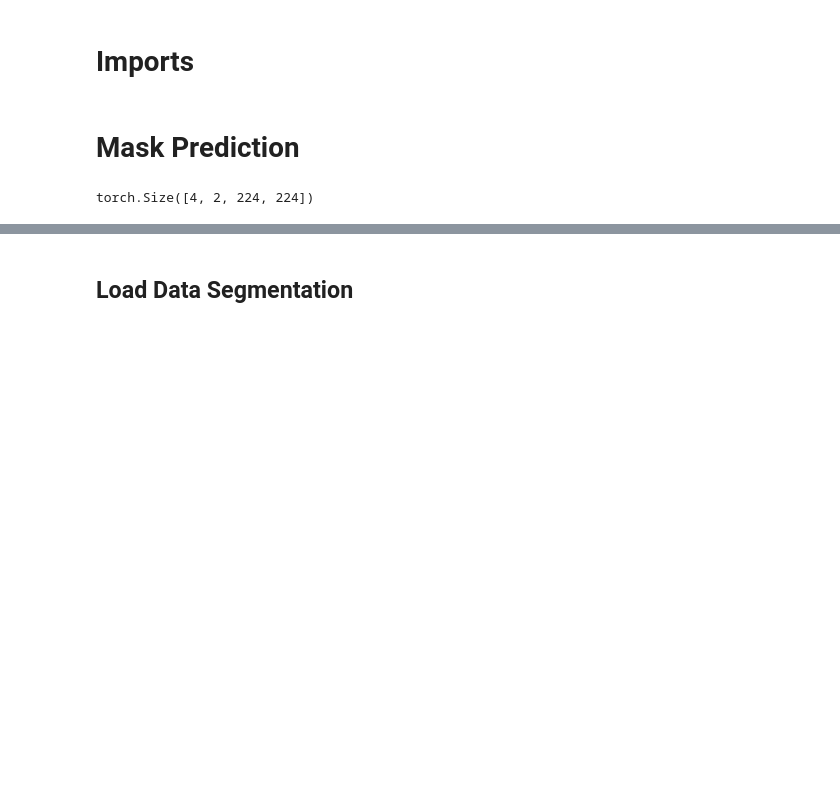
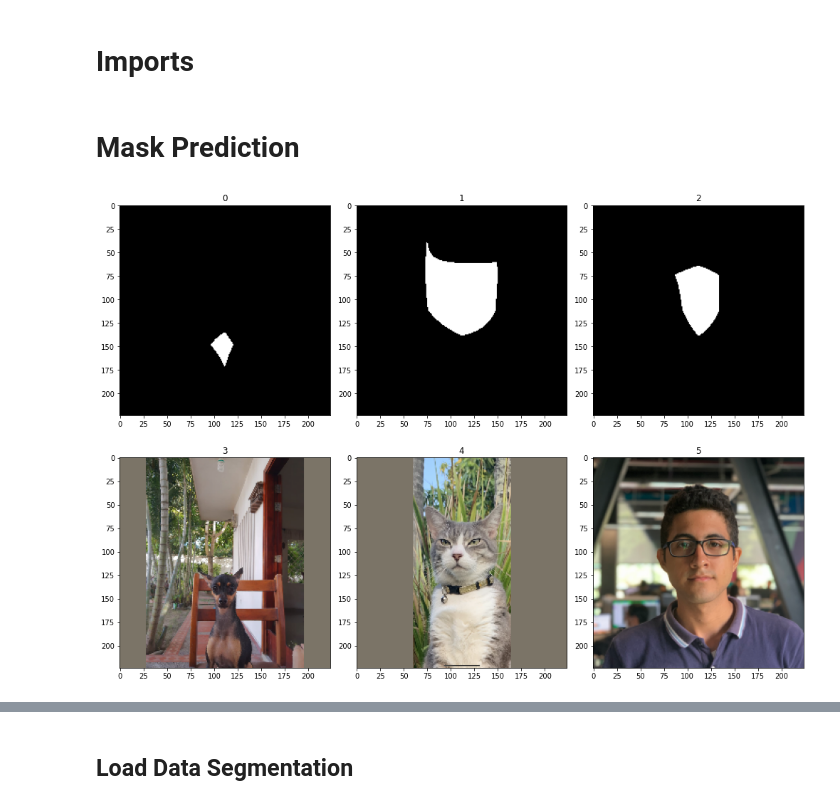
Before and after one commit to ManuLasker/ai_pet, a Jupyter notebook: image_blending/blend_demo.ipynb, the cells around one changed output, grey strips where cells are left out. Cells and saved outputs as stored; diff of their text form; code cells hidden in the pictures; blank space fills up the shorter version.

```diff
--- a/image_blending/blend_demo.ipynb
+++ b/image_blending/blend_demo.ipynb
@@ -41,8 +41,3 @@ target_dir = os.path.join(os.getcwd(), opt.target_dir)
 blending_dir = os.path.join(os.getcwd(), opt.blending_dir)
 # %% [markdown]
 # Mask Prediction
-# %%
-Predictor.set_config(opt.model_dir)
-Predictor.predict(torch.zeros(4, 3, 224, 224)).shape
-# %% [output]
-torch.Size([4, 2, 224, 224])
@@ -48,0 +54,12 @@ torch.Size([4, 2, 224, 224])
+# %%
+mask_ = []
+original_ = []
+source_ = []
+for data in image_data_segmentation:
+    mask_.append(Predictor.predict(data['source'].unsqueeze(0)))
+    original_.append(data['original_shape'])
+    source_.append(data['source'])
+# %%
+plots_multiple_tensor_image(*mask_, *[unormalize_image(source)*255.0 for source in source_], normalize=opt.normalize, ncols=3)
+# %% [output]
+[figure, added]
```
Also changed, not shown: parts of 12 cells of this notebook, 8 other files.
